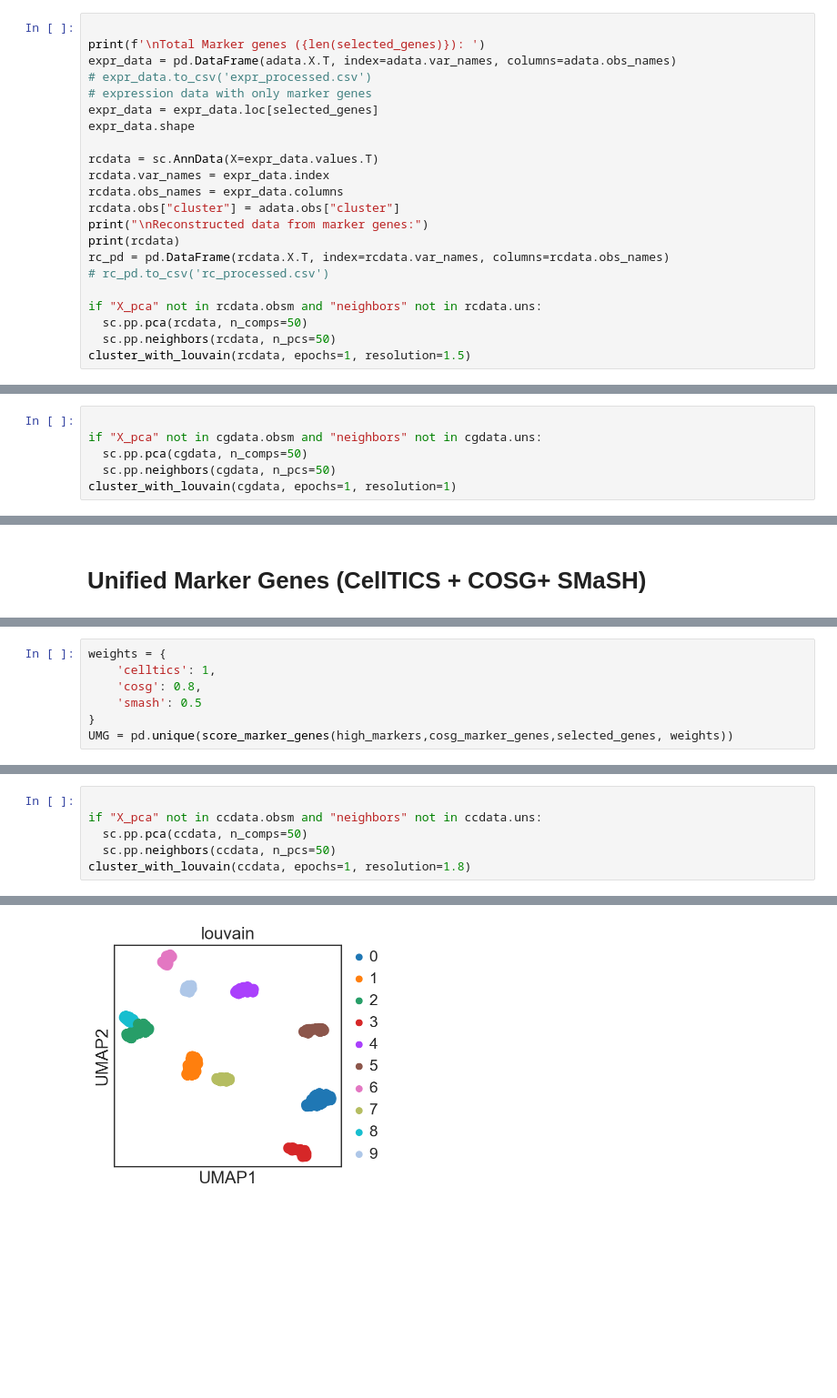
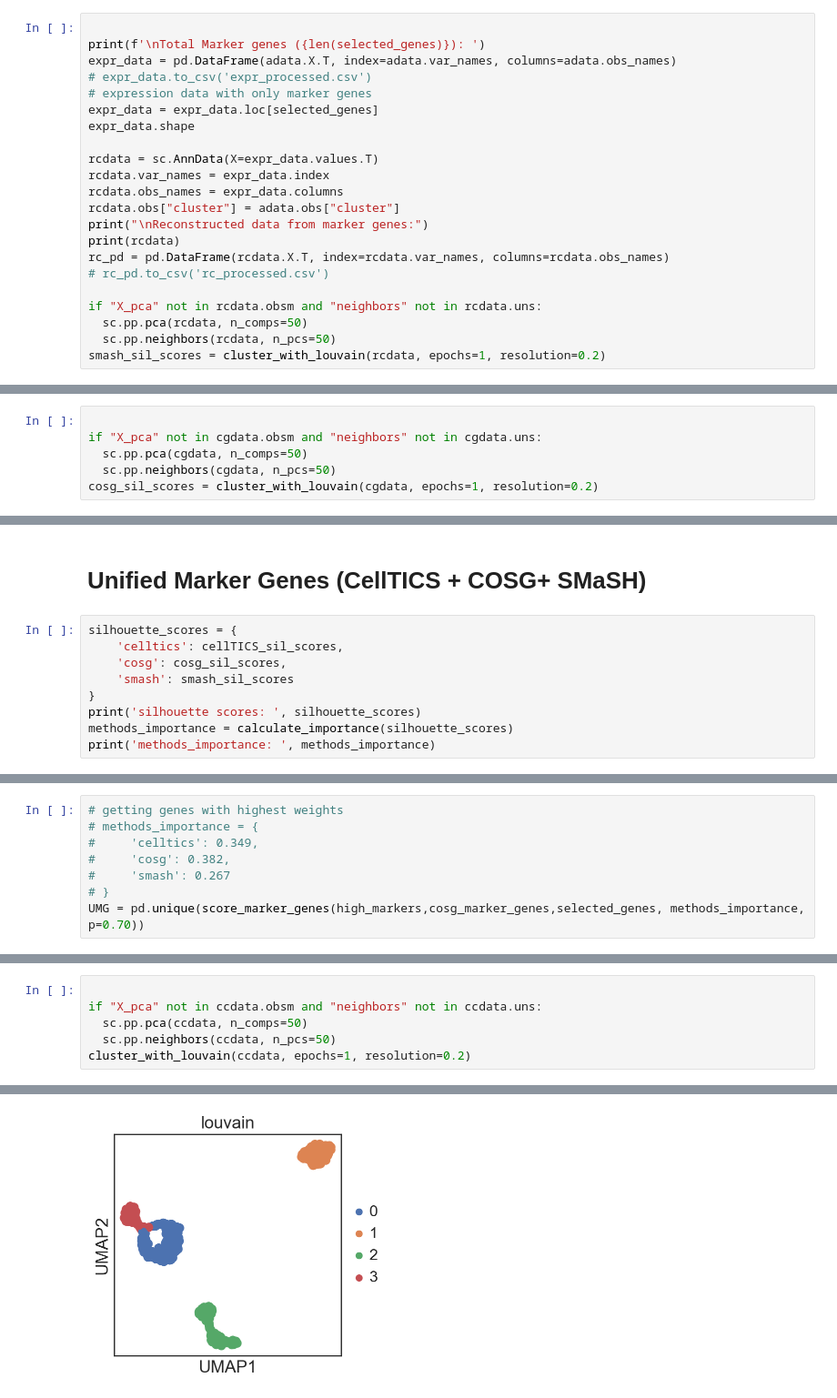
Before and after one commit to srniloy/scMGC, a Jupyter notebook: Clustering Analysis/scMGC Analysis - Kumar.ipynb, the cells around one changed output, grey strips where cells are left out. Shown: that part at 91% size. Saved outputs shown, nothing was run; the diff lists cells and outputs as text; blank space fills up the shorter version.

```diff
--- a/Clustering Analysis/scMGC Analysis - Kumar.ipynb
+++ b/Clustering Analysis/scMGC Analysis - Kumar.ipynb
@@ -538,5 +525,5 @@ rc_pd = pd.DataFrame(rcdata.X.T, index=rcdata.var_names, columns=rcdata.obs_name
 if "X_pca" not in rcdata.obsm and "neighbors" not in rcdata.uns:
   sc.pp.pca(rcdata, n_comps=50)
   sc.pp.neighbors(rcdata, n_pcs=50)
-cluster_with_louvain(rcdata, epochs=1, resolution=1.5)
+smash_sil_scores = cluster_with_louvain(rcdata, epochs=1, resolution=0.2)
 # %% [output]
@@ -627,7 +609,7 @@ AnnData object with n_obs × n_vars = 249 × 985
 if "X_pca" not in cgdata.obsm and "neighbors" not in cgdata.uns:
   sc.pp.pca(cgdata, n_comps=50)
   sc.pp.neighbors(cgdata, n_pcs=50)
-cluster_with_louvain(cgdata, epochs=1, resolution=1)
+cosg_sil_scores = cluster_with_louvain(cgdata, epochs=1, resolution=0.2)
 # %% [output]
 ========================== Clustering With Louvain =================================
 
@@ -645,2 +622,11 @@ AnnData object with n_obs × n_vars = 249 × 985
 # %% [markdown]
 # Unified Marker Genes (CellTICS + COSG+ SMaSH)
+# %%
+silhouette_scores = {
+    'celltics': cellTICS_sil_scores,
+    'cosg': cosg_sil_scores,
+    'smash': smash_sil_scores
+}
+print('silhouette scores: ', silhouette_scores)
+methods_importance = calculate_importance(silhouette_scores)
+print('methods_importance: ', methods_importance)
@@ -647,7 +636,8 @@ AnnData object with n_obs × n_vars = 249 × 985
 # %%
-weights = {
-    'celltics': 1,
-    'cosg': 0.8,
-    'smash': 0.5
-}
-UMG = pd.unique(score_marker_genes(high_markers,cosg_marker_genes,selected_genes, weights))
+# getting genes with highest weights
+# methods_importance = {
+#     'celltics': 0.349,
+#     'cosg': 0.382,
+#     'smash': 0.267
+# }
+UMG = pd.unique(score_marker_genes(high_markers,cosg_marker_genes,selected_genes, methods_importance, p=0.70))
@@ -674,7 +667,7 @@ AnnData object with n_obs × n_vars = 249 × 4301
 if "X_pca" not in ccdata.obsm and "neighbors" not in ccdata.uns:
   sc.pp.pca(ccdata, n_comps=50)
   sc.pp.neighbors(ccdata, n_pcs=50)
-cluster_with_louvain(ccdata, epochs=1, resolution=1.8)
+cluster_with_louvain(ccdata, epochs=1, resolution=0.2)
 # %% [output]
 ========================== Clustering With Louvain =================================
 
@@ -685 +679 @@ Normalized Mutual Information (NMI): 0.9664
-[figure, old version]
+[figure, new version]
```
Also changed, not shown: parts of 23 cells of this notebook, 6 other files.
